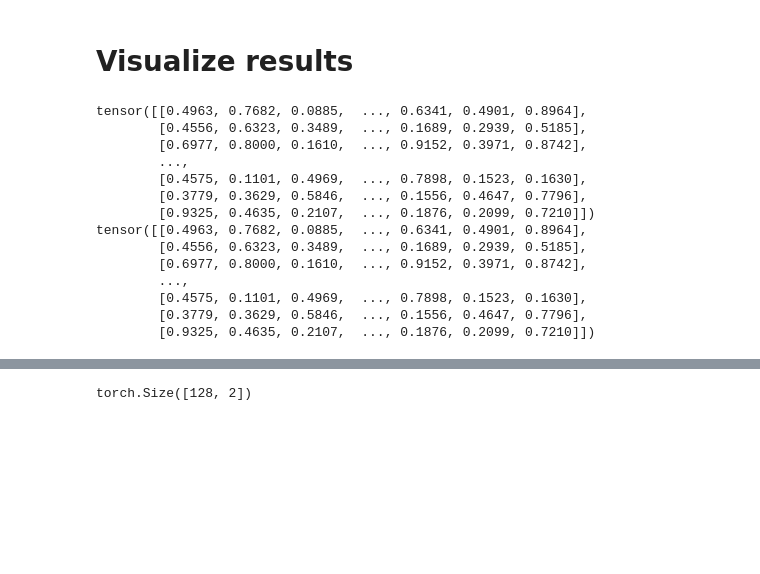
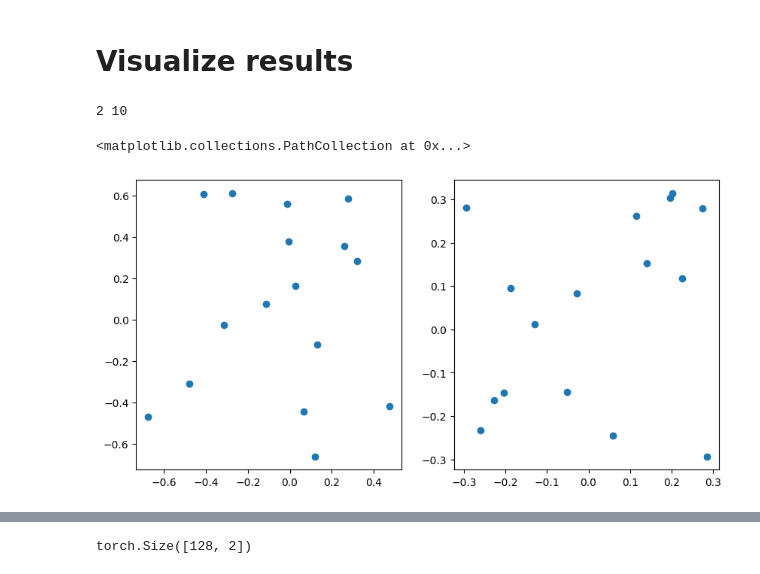
Before and after one commit to facebookresearch/pal, a Jupyter notebook: visualization/analysis.ipynb, the cells around one changed output, grey strips where cells are left out. Saved outputs shown, nothing was run; the diff lists cells and outputs as text; code cells hidden in the pictures; blank space fills up the shorter version.

```diff
--- a/pruning/analysis.ipynb
+++ b/visualization/analysis.ipynb
@@ -8,44 +12,32 @@ import torch.nn as nn
-# %%
-nb_params = 8
-ffn_dim = 128
-torch.manual_seed(0)
-print(torch.rand(ffn_dim, nb_params))
-torch.manual_seed(0)
-
-with torch.no_grad():
-    params = torch.rand(ffn_dim, nb_params)
-    params *= 2
-    params -= 1
-print(params)
-
-weights = nn.Linear(2, 128).weight
-
-fan_in = weights.size(1)
-
-s_ind = 0
-e_ind = s_ind + fan_in
-
-bound = 1 / math.sqrt(fan_in)
-w1 = params[:, s_ind:e_ind]
-w1 *= bound
-
-s_ind = e_ind
-e_ind = s_ind + fan_in
-bound = 1 / math.sqrt(fan_in)
-w1 = params[:, s_ind:e_ind]
-w1 *= bound
-# %% [output]
-tensor([[0.4963, 0.7682, 0.0885,  ..., 0.6341, 0.4901, 0.8964],
-        [0.4556, 0.6323, 0.3489,  ..., 0.1689, 0.2939, 0.5185],
-        [0.6977, 0.8000, 0.1610,  ..., 0.9152, 0.3971, 0.8742],
-        ...,
-        [0.4575, 0.1101, 0.4969,  ..., 0.7898, 0.1523, 0.1630],
-        [0.3779, 0.3629, 0.5846,  ..., 0.1556, 0.4647, 0.7796],
-        [0.9325, 0.4635, 0.2107,  ..., 0.1876, 0.2099, 0.7210]])
-tensor([[0.4963, 0.7682, 0.0885,  ..., 0.6341, 0.4901, 0.8964],
-        [0.4556, 0.6323, 0.3489,  ..., 0.1689, 0.2939, 0.5185],
-        [0.6977, 0.8000, 0.1610,  ..., 0.9152, 0.3971, 0.8742],
-        ...,
-        [0.4575, 0.1101, 0.4969,  ..., 0.7898, 0.1523, 0.1630],
-        [0.3779, 0.3629, 0.5846,  ..., 0.1556, 0.4647, 0.7796],
-        [0.9325, 0.4635, 0.2107,  ..., 0.1876, 0.2099, 0.7210]])
+# %%
+config = ModelConfig(
+    vocab_size=3,
+    seq_length=12,
+    emb_dim=2,
+    ffn_dim=10,
+    ffn_bias=True
+)
+model = Model(config)
+# %%
+torch.manual_seed(0)
+ffn_dim = 16
+emb_dim = 2
+nb_params = 2 * emb_dim + 2
+with torch.no_grad():
+    params = torch.rand(ffn_dim, nb_params)
+    params *= 2
+    params -= 1
+
+model.mlp.set_parameters(params)
+# %% [output]
+2 10
+# %%
+tmp1 = model.mlp.fc1.weight.detach().numpy()
+tmp2 = model.mlp.fc2.weight.detach().numpy()
+
+fig, axes = plt.subplots(1, 2, figsize=(10, 5))
+axes[0].scatter(tmp1[:, 0], tmp1[:, 1], label='fc1')
+axes[1].scatter(tmp2[:, 0], tmp2[:, 1], label='fc2')
+# %% [output]
+<matplotlib.collections.PathCollection at 0x...>
+[figure, added]
```
Also changed, not shown: parts of 2 cells of this notebook, 7 other files.
